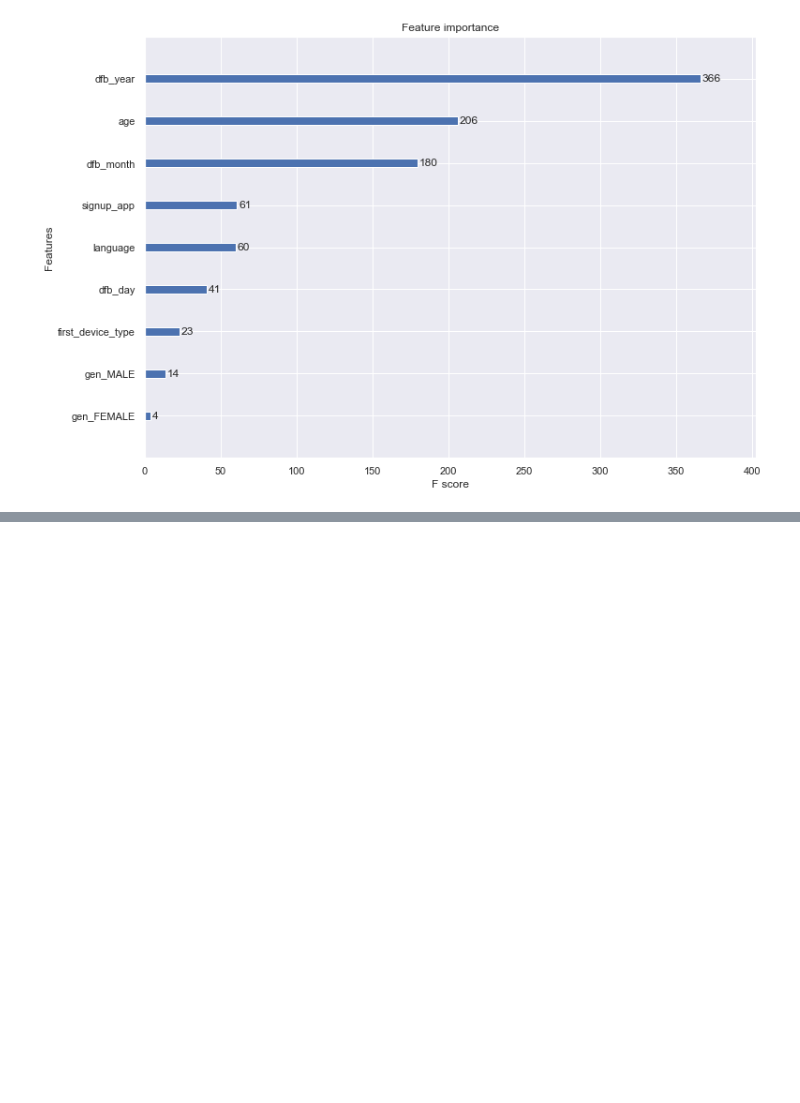
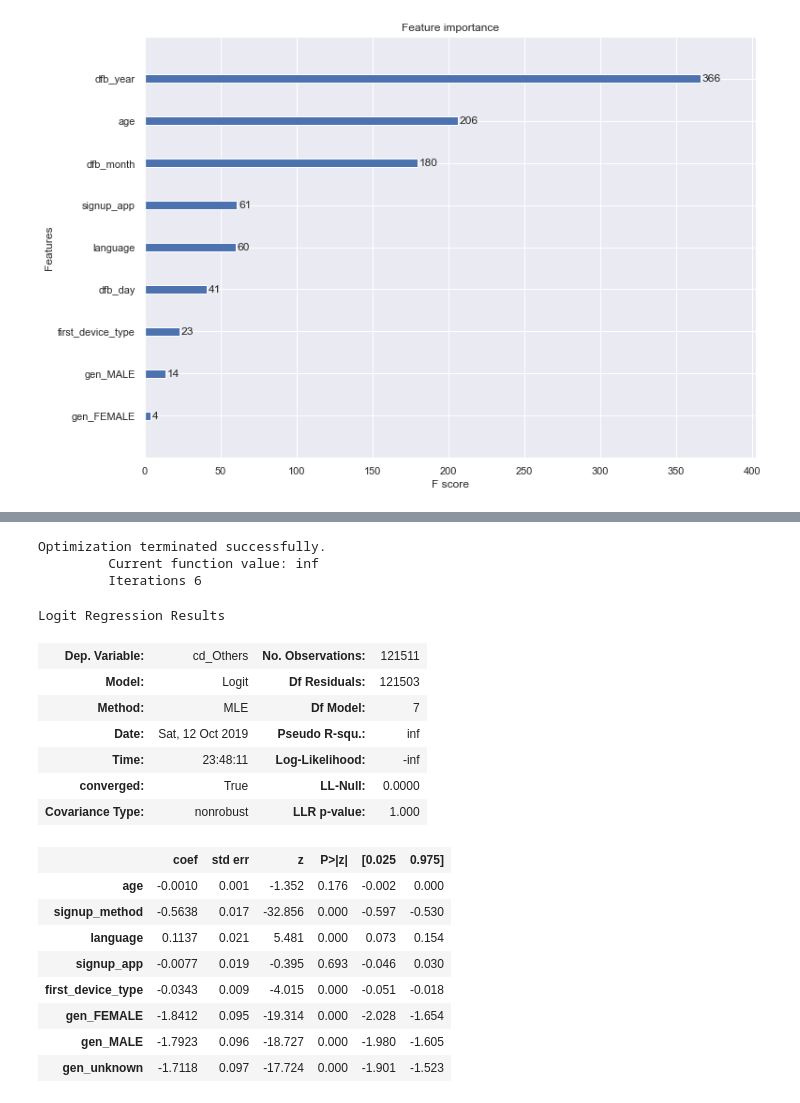
Before and after one commit to venkii83/Springboard, a Jupyter notebook: Capstone 1.ipynb, the cells around one changed output, grey strips where cells are left out. Saved outputs shown, nothing was run; the diff lists cells and outputs as text; code cells hidden in the pictures; blank space fills up the shorter version.

```diff
--- a/Capstone 1.ipynb
+++ b/Capstone 1.ipynb
@@ -1492,0 +1590,29 @@ print(type(yf1))
+# %%
+#Calculating summary stats for Others
+import statsmodels.api as sm
+X = dafr1[['age','signup_method','language','signup_app', 'first_device_type','gen_FEMALE','gen_MALE',
+                     'gen_unknown']]
+y = dafr1['cd_Others']
+res = sm.Logit(y, X).fit()
+res.summary()
+# %% [output]
+Optimization terminated successfully.
+         Current function value: inf
+         Iterations 6
+Logit Regression Results
+| Dep. Variable: | cd_Others | No. Observations: | 121511 |
+| Model: | Logit | Df Residuals: | 121503 |
+| Method: | MLE | Df Model: | 7 |
+| Date: | Sat, 12 Oct 2019 | Pseudo R-squ.: | inf |
+| Time: | 23:48:11 | Log-Likelihood: | -inf |
+| converged: | True | LL-Null: | 0.0000 |
+| Covariance Type: | nonrobust | LLR p-value: | 1.000 |
+|  | coef | std err | z | P>|z| | [0.025 | 0.975] |
+| age | -0.0010 | 0.001 | -1.352 | 0.176 | -0.002 | 0.000 |
+| signup_method | -0.5638 | 0.017 | -32.856 | 0.000 | -0.597 | -0.530 |
+| language | 0.1137 | 0.021 | 5.481 | 0.000 | 0.073 | 0.154 |
+| signup_app | -0.0077 | 0.019 | -0.395 | 0.693 | -0.046 | 0.030 |
+| first_device_type | -0.0343 | 0.009 | -4.015 | 0.000 | -0.051 | -0.018 |
+| gen_FEMALE | -1.8412 | 0.095 | -19.314 | 0.000 | -2.028 | -1.654 |
+| gen_MALE | -1.7923 | 0.096 | -18.727 | 0.000 | -1.980 | -1.605 |
+| gen_unknown | -1.7118 | 0.097 | -17.724 | 0.000 | -1.901 | -1.523 |
```
Also changed, not shown: parts of 19 cells of this notebook.
